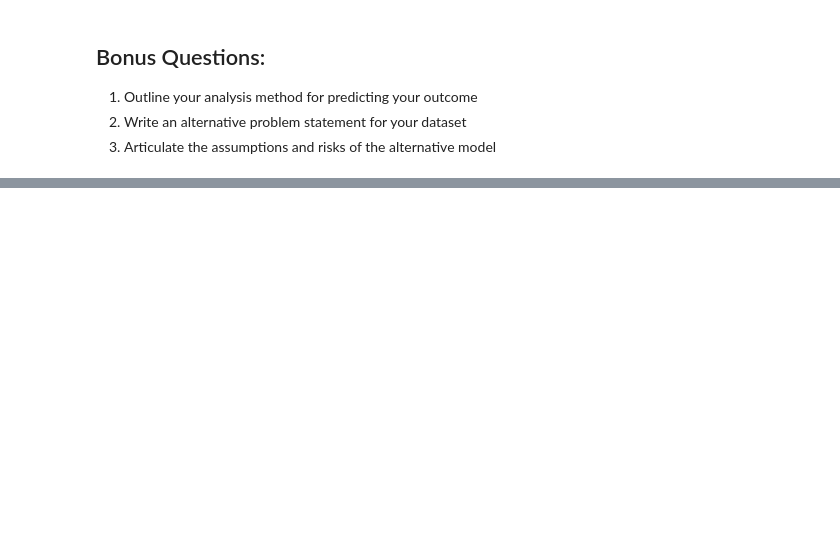
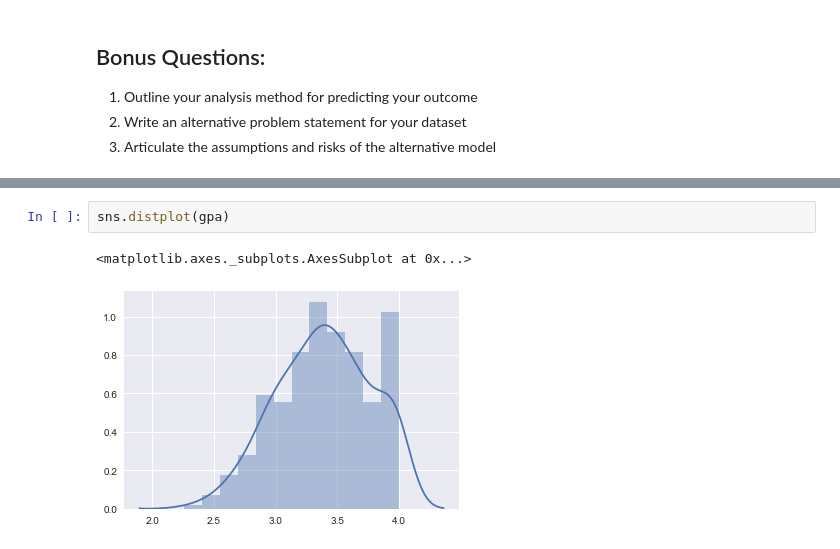
Before and after one commit to areana/DAT-SF-37-Project1, a Jupyter notebook: project1-starter.ipynb, the cells around one changed output, grey strips where cells are left out. Drawn from its saved outputs; the diff is of its cells as text; blank space fills up the shorter version.

```diff
--- a/project1-starter.ipynb
+++ b/project1-starter.ipynb
@@ -98,0 +198,5 @@ Answer:
+# %%
+sns.distplot(gpa)
+# %% [output]
+<matplotlib.axes._subplots.AxesSubplot at 0x...>
+[figure, added]
```
Also changed, not shown: parts of 56 cells of this notebook.
